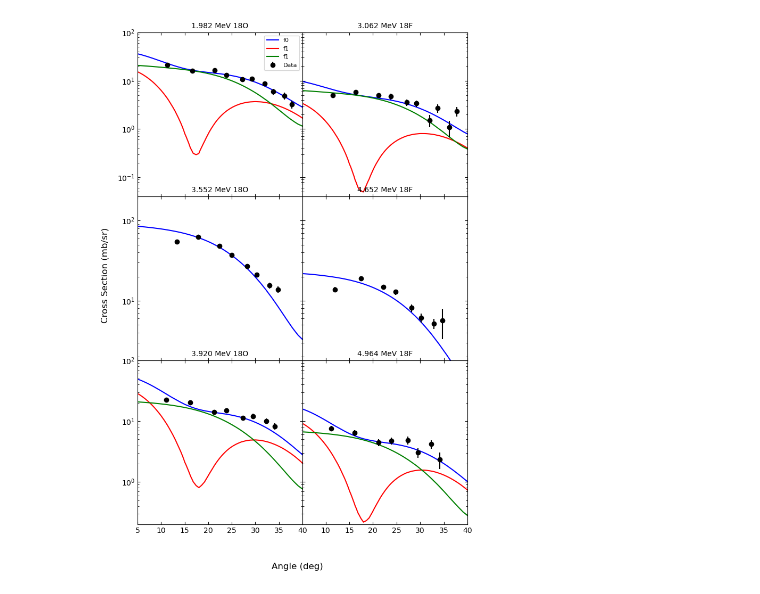
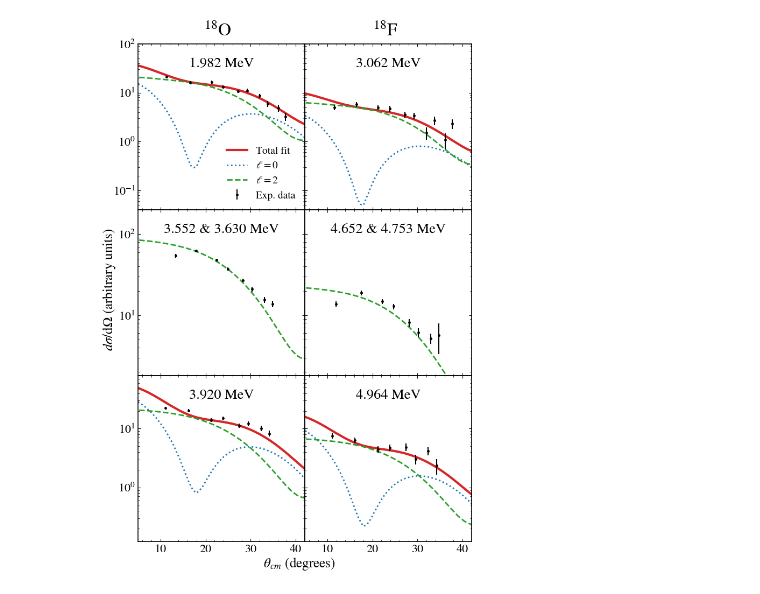
Before and after one commit to annakawecka/digios, a Jupyter notebook: analysis/final_working/plotting_2x3_IAS.ipynb, the cells around one changed output. Drawn from its saved outputs; the diff is of its cells as text; code cells hidden in the pictures.

```diff
--- a/analysis/final_working/plotting_2x3_IAS.ipynb
+++ b/analysis/final_working/plotting_2x3_IAS.ipynb
@@ -2,6 +2,18 @@
 import numpy as np
 import matplotlib.pyplot as plt
 import matplotlib as mpl
+from matplotlib.ticker import MultipleLocator
+
+mpl.rcParams.update({
+    "font.family": "STIXGeneral",  # use built-in STIXGeneral
+    "mathtext.fontset": "stix",
+    "font.size": 12,
+    "axes.linewidth": 1.2,
+    "xtick.direction": "in",
+    "ytick.direction": "in",
+    "xtick.top": True,
+    "ytick.right": True
+})
 # %%
 O_1982_data = np.loadtxt("plots_17O/minuit_extra5/ang_dist_newunc/AK/fit_Ex_1_functions.txt", comments="#")
 O_1982_x_func = O_1982_data[:, 0]
@@ -70,68 +82,86 @@ fig, axes = plt.subplots(3, 2, figsize=(8, 12))
 plt.subplots_adjust(hspace=0, wspace=0)
 
 ylims = [
-    [(0.04, 1e2), (0.04, 1e2)],   # row 1
-    [(1.8, 200), (1.8, 200)],   # row 2
-    [(0.2, 100), (0.2, 100)]    # row 3
+    [(0.04, 1e2), (0.04, 1e2)],
+    [(1.8, 200), (1.8, 200)],
+    [(0.12, 80), (0.12, 80)]
 ]
 
-# Define the data sets in the desired order
 datasets = [
-    # Left column, right column
-    [(O_1982_x_func, O_1982_f0, O_1982_f1, O_1982_f2, O_1982_x_graph, O_1982_y_graph, O_1982_err_graph, "1.982 MeV 18O"),
-     (F_3062_x_func, F_3062_f0, F_3062_f1, F_3062_f2, F_3062_x_graph, F_3062_y_graph, F_3062_err_graph, "3.062 MeV 18F")],
-    [(O_3552_x_func, O_3552_f0, None, None, O_3552_x_graph, O_3552_y_graph, O_3552_err_graph, "3.552 MeV 18O"),
-     (F_4652_x_func, F_4652_f0, None, None, F_4652_x_graph, F_4652_y_graph, F_4652_err_graph, "4.652 MeV 18F")],
-    [(O_3920_x_func, O_3920_f0, O_3920_f1, O_3920_f2, O_3920_x_graph, O_3920_y_graph, O_3920_err_graph, "3.920 MeV 18O"),
-     (F_4964_x_func, F_4964_f0, F_4964_f1, F_4964_f2, F_4964_x_graph, F_4964_y_graph, F_4964_err_graph, "4.964 MeV 18F")]
+    [(O_1982_x_func, O_1982_f0, O_1982_f1, O_1982_f2, O_1982_x_graph, O_1982_y_graph, O_1982_err_graph, "1.982 MeV"),
+     (F_3062_x_func, F_3062_f0, F_3062_f1, F_3062_f2, F_3062_x_graph, F_3062_y_graph, F_3062_err_graph, "3.062 MeV")],
+    [(O_3552_x_func, O_3552_f0, None, None, O_3552_x_graph, O_3552_y_graph, O_3552_err_graph, "3.552 & 3.630 MeV"),
+     (F_4652_x_func, F_4652_f0, None, None, F_4652_x_graph, F_4652_y_graph, F_4652_err_graph, "4.652 & 4.753 MeV")],
+    [(O_3920_x_func, O_3920_f0, O_3920_f1, O_3920_f2, O_3920_x_graph, O_3920_y_graph, O_3920_err_graph, "3.920 MeV"),
+     (F_4964_x_func, F_4964_f0, F_4964_f1, F_4964_f2, F_4964_x_graph, F_4964_y_graph, F_4964_err_graph, "4.964 MeV")]
 ]
 
+func_colors = [
+    [ ["#d62728", "#1f77b4", "#2ca02c"], ["#d62728", "#1f77b4", "#2ca02c"] ],
+    [ ["#2ca02c", None, None],     ["#2ca02c", None, None] ],
+    [ ["#d62728", "#1f77b4", "#2ca02c"], ["#d62728", "#1f77b4", "#2ca02c"] ]
+]
 
+thick_f0_panels = [(0,0), (0,1), (2,0), (2,1)]
 
 for i in range(3):
     for j in range(2):
         ax = axes[i, j]
         ax.set_yscale("log")
         if j == 0:
-            ax.set_xlim(5, 40)
+            ax.set_xlim(5, 42)
         else:
-            ax.set_xlim(5.1, 40)
+            ax.set_xlim(5, 42)
             ax.tick_params(labelleft=False)
 
         if i == 0 or i == 1:
             ax.tick_params(labelbottom=False)
 
         ax.set_ylim(ylims[i][j])
 
         ax.tick_params(axis='both', which='both', direction='in', top=True, right=True)
+        ax.xaxis.set_minor_locator(MultipleLocator(2))
 
 for i, row in enumerate(datasets):
     for j, data in enumerate(row):
         ax = axes[i, j]
         x_func, f0, f1, f2, x_graph, y_graph, err_graph, label = data
 
-        # Plot smooth function lines
-        ax.plot(x_func, f0, label='f0', color='blue')
+        colors = func_colors[i][j]
+
+        if (i,j) in thick_f0_panels:
+            lw_f0 = 3
+        else:
+            lw_f0 = 2
+        if i == 1:
+            ax.plot(x_func, f0, label='Total fit', color=colors[0], lw=lw_f0, linestyle='--')
+        else:
+            ax.plot(x_func, f0, label='Total fit', color=colors[0], lw=lw_f0)
         if f1 is not None:
-            ax.plot(x_func, f1, label='f1', color='red')
+            ax.plot(x_func, f1, label=r"$\ell = 0$", color=colors[1], lw=2, linestyle='dotted')
         if f2 is not None:
-            ax.plot(x_func, f2, label='f1', color='green')
+            ax.plot(x_func, f2, label=r"$\ell = 2$", color=colors[2], lw=2, linestyle='--')
 
-        # Plot graph points with error bars
-        ax.errorbar(x_graph, y_graph, yerr=err_graph, fmt='o', color='black', label='Data')
+        ax.errorbar(x_graph, y_graph, yerr=err_graph, fmt='o', color='black', label='Exp. data', markersize=2.5)
 
         ax.set_yscale("log")
-        ax.set_title(label, fontsize=10)
         ax.grid(False)
+
+        ax.text(0.5, 0.92, label, transform=ax.transAxes, ha='center', va='top', fontsize=19)
+        ax.tick_params(axis='both', which='major', labelsize=16)
 
         # Only show legend in the first subplot
         if i == 0 and j == 0:
-            ax.legend(fontsize=8)
+            ax.legend(fontsize=14, loc='lower right', frameon=False)
 
-# Set common axis labels
-fig.text(0.5, 0.04, "Angle (deg)", ha='center', fontsize=12)
-fig.text(0.04, 0.5, "Cross Section (mb/sr)", va='center', rotation='vertical', fontsize=12)
+
+fig.text(0.31, 0.9, r"$^{18}$O", ha='center', va='center', fontsize=24)
+fig.text(0.7, 0.9, r"$^{18}$F", ha='center', va='center', fontsize=24)
+
+fig.text(0.5, 0.07, r"$\theta_{cm}$ (degrees)", ha='center', fontsize=18)
+fig.text(0.04, 0.5, r"$d\sigma$/d$\Omega$ (arbitrary units)", va='center', rotation='vertical', fontsize=18)
 
 plt.show()
+fig.savefig('IAS_comp.pdf', dpi=600)
 # %% [output]
-[figure, old version]
+[figure, new version]
```
Also changed, not shown: parts of 2 cells of this notebook.
